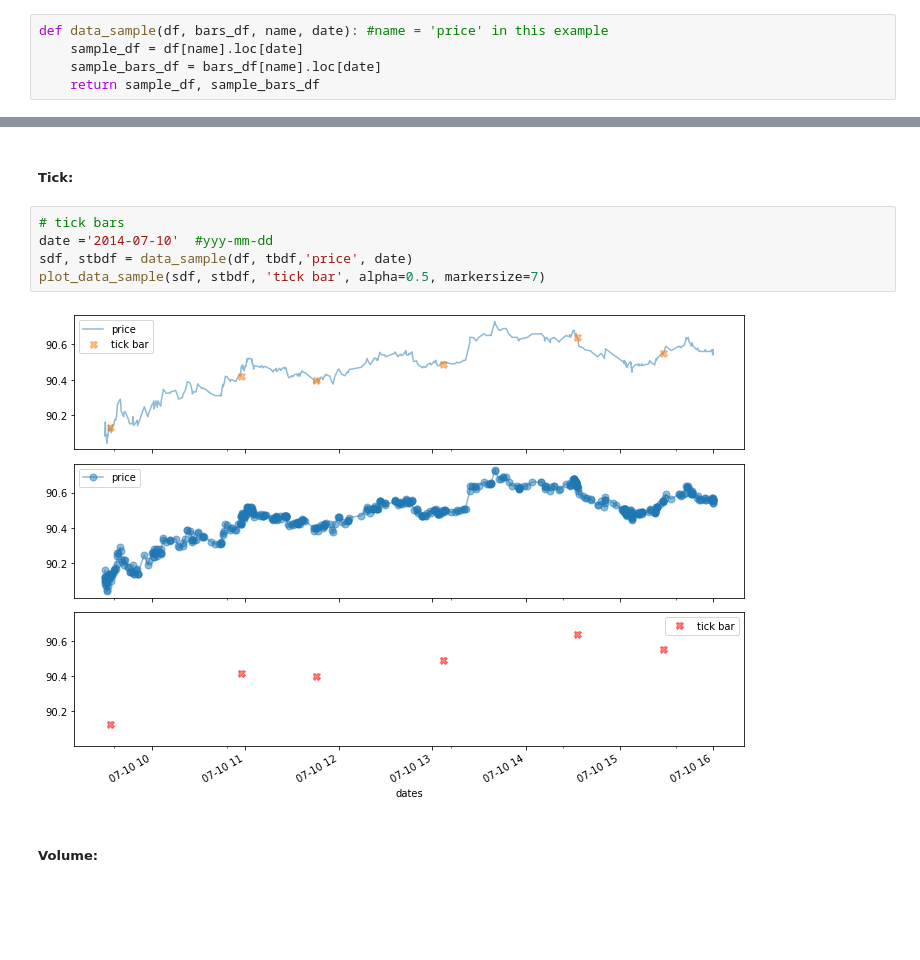
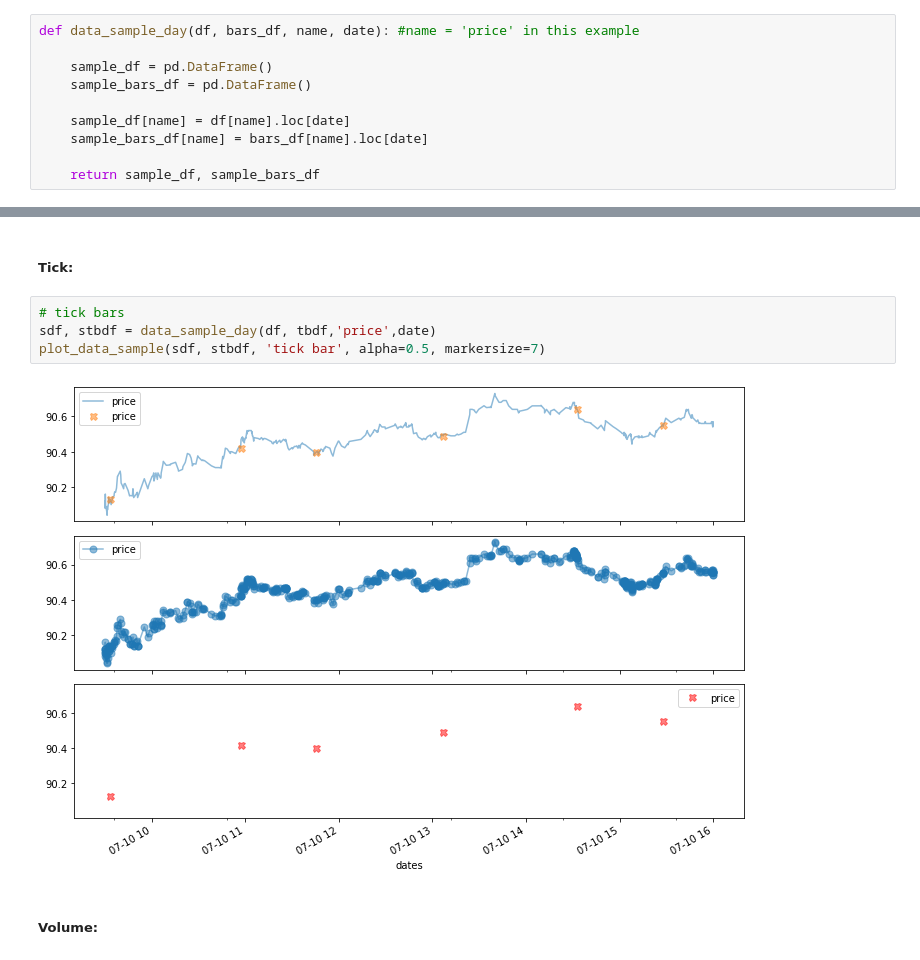
Before and after one commit to BenjaminScialom/Quantitative-Finance---ML-in-finance, a Jupyter notebook: AFML_financial_data_structures.ipynb, the cells around one changed output, grey strips where cells are left out. Drawn from its saved outputs; the diff is of its cells as text; blank space fills up the shorter version.

```diff
--- a/AFML_financial_data_structures.ipynb
+++ b/AFML_financial_data_structures.ipynb
@@ -230,9 +230,14 @@ print(df.shape)
 # %% [markdown]
 #### Visualization:
 # %%
-def data_sample(df, bars_df, name, date): #name = 'price' in this example
-    sample_df = df[name].loc[date]
-    sample_bars_df = bars_df[name].loc[date]
+def data_sample_day(df, bars_df, name, date): #name = 'price' in this example
+
+    sample_df = pd.DataFrame()
+    sample_bars_df = pd.DataFrame()
+
+    sample_df[name] = df[name].loc[date]
+    sample_bars_df[name] = bars_df[name].loc[date]
+
     return sample_df, sample_bars_df
 # %%
 def plot_data_sample(sampled_df, sampled_bars_df, bar_type, *args, **kwds):
@@ -254,11 +259,10 @@ def plot_data_sample(sampled_df, sampled_bars_df, bar_type, *args, **kwds):
 ##### Tick:
 # %%
 # tick bars
-date ='2014-07-10'  #yyy-mm-dd
-sdf, stbdf = data_sample(df, tbdf,'price', date)
+sdf, stbdf = data_sample_day(df, tbdf,'price',date)
 plot_data_sample(sdf, stbdf, 'tick bar', alpha=0.5, markersize=7)
 # %% [output]
-[figure, old version]
+[figure, new version]
 # %% [markdown]
 ##### Volume:
 # %%
```
Also changed, not shown: parts of 15 cells of this notebook.
